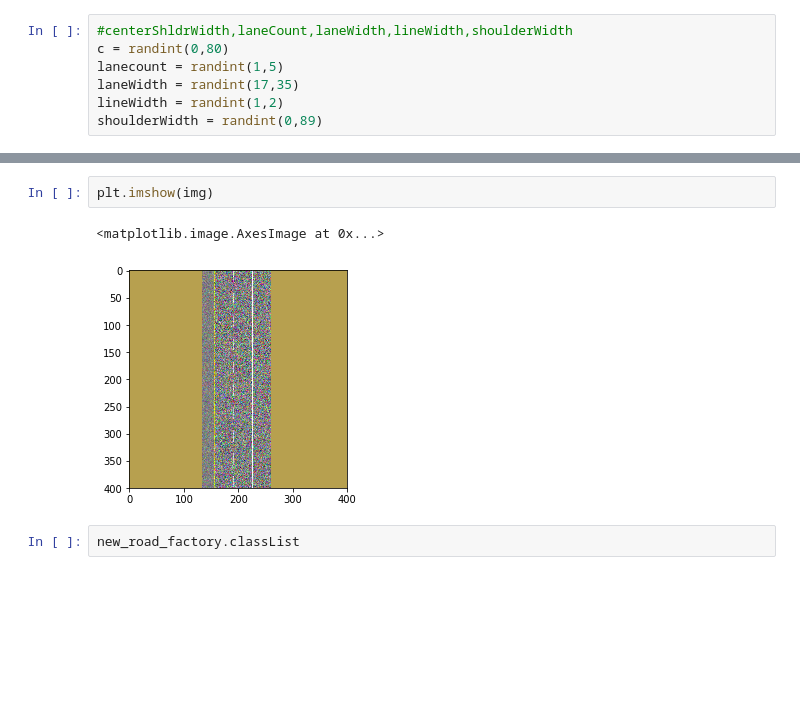
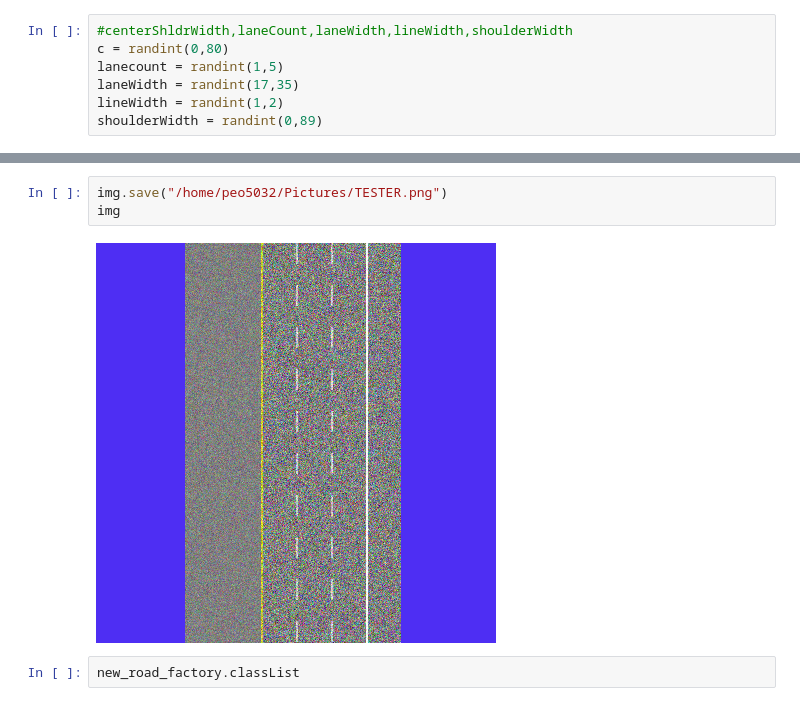
Before and after one commit to iCopyPasta/COMP594, a Jupyter notebook: drawing/DrawingWithTensors.ipynb, the cells around one changed output, grey strips where cells are left out. Drawn from its saved outputs; the diff is of its cells as text; blank space fills up the shorter version.

```diff
--- a/drawing/DrawingWithTensors.ipynb
+++ b/drawing/DrawingWithTensors.ipynb
@@ -198,8 +237,8 @@ saving image
-# %%
-plt.imshow(img)
-# %% [output]
-<matplotlib.image.AxesImage at 0x...>
-[figure, removed]
+# %%
+img.save("/home/peo5032/Pictures/TESTER.png")
+img
+# %% [output]
+[figure, added]
 # %%
 new_road_factory.classList
 # %% [output]
```
Also changed, not shown: parts of 8 cells of this notebook.
